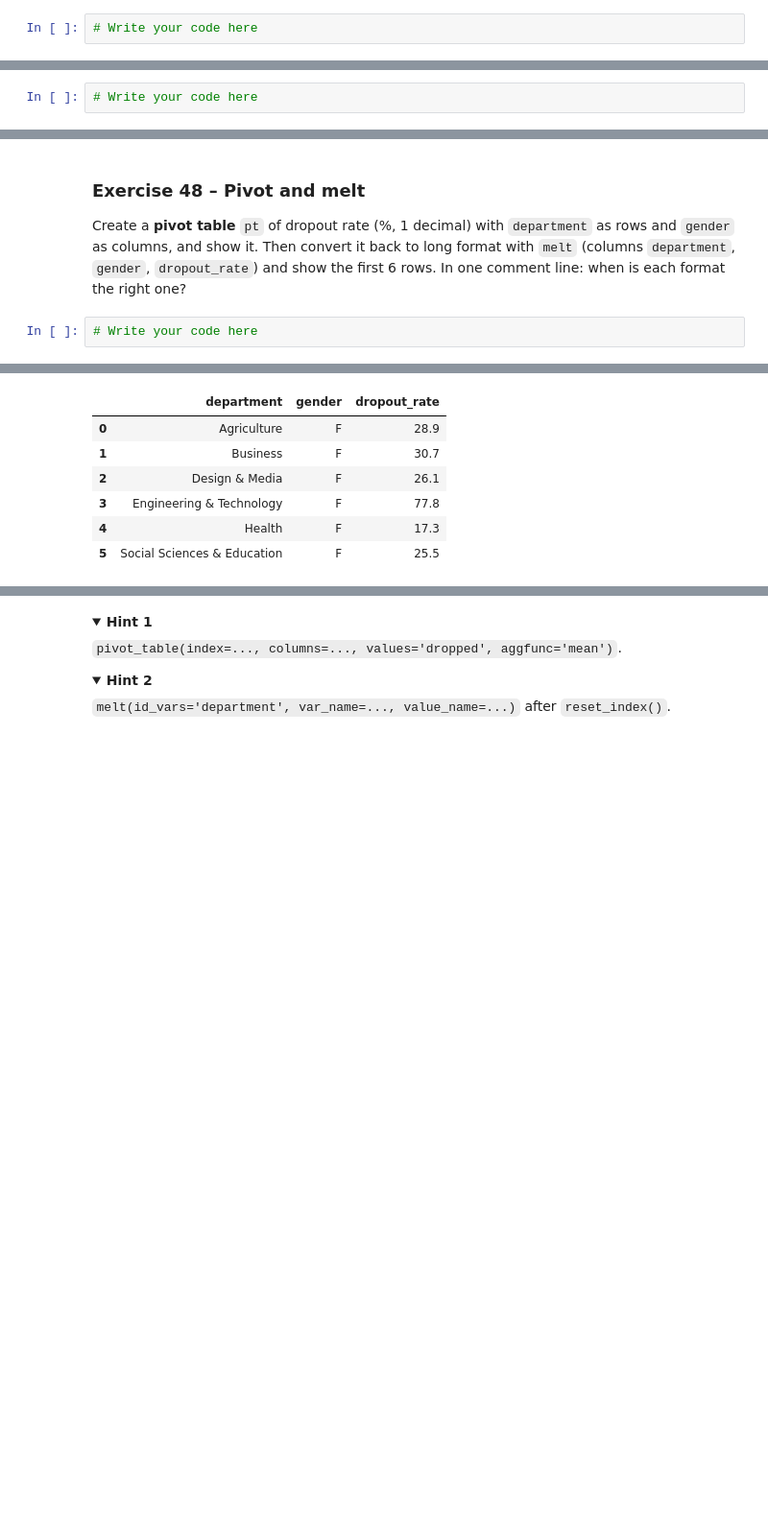
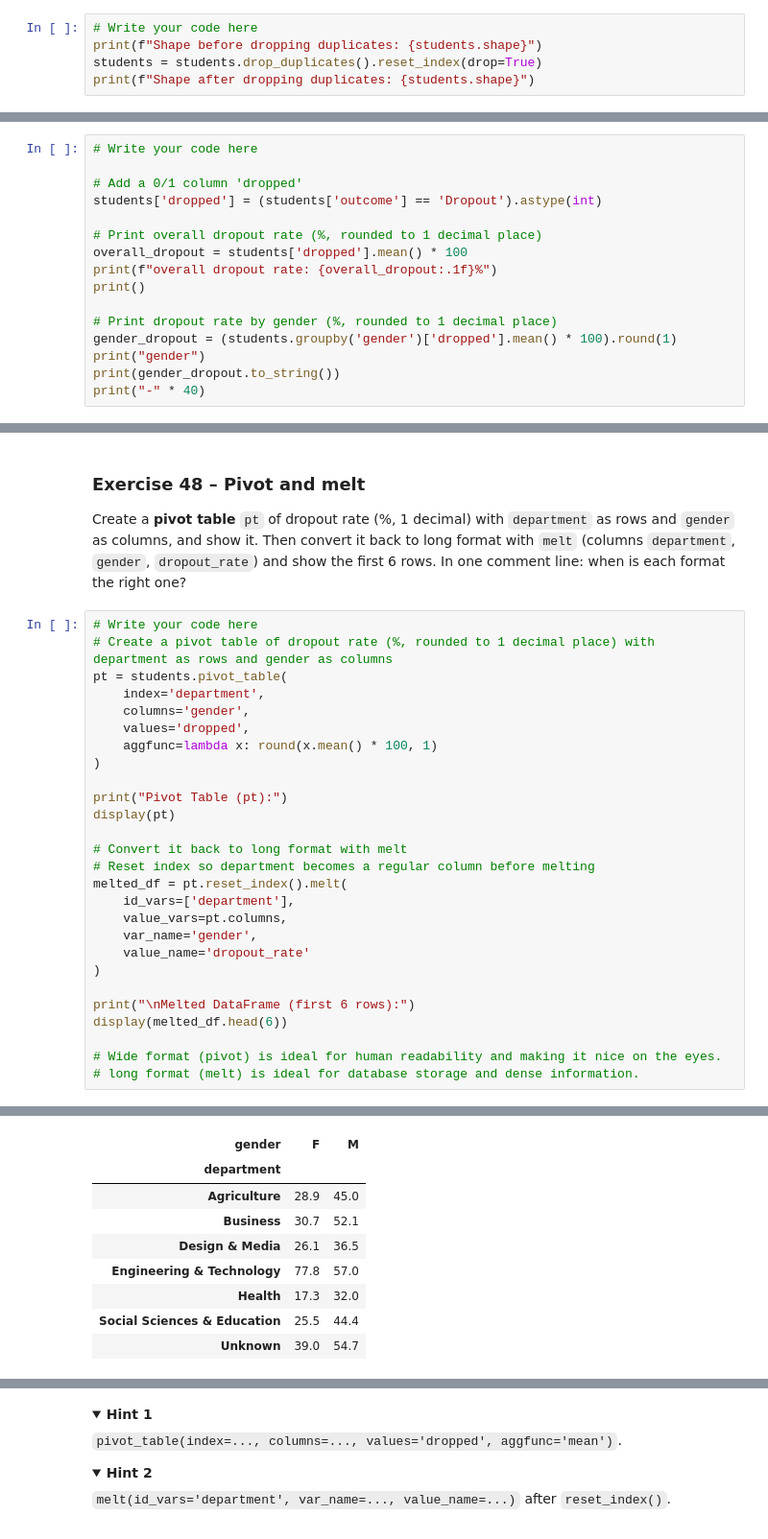
Before and after one commit to OrangeBoop/Lab02, a Jupyter notebook: 02_DS_Lab_NumPy_Pandas_Students.ipynb, the cells around one changed output, grey strips where cells are left out. Shown at 96% size. Cells and saved outputs as stored; diff of their text form; folded sections open; blank space fills up the shorter version.

```diff
--- a/02_DS_Lab_NumPy_Pandas_Students.ipynb
+++ b/02_DS_Lab_NumPy_Pandas_Students.ipynb
@@ -929,4 +962,7 @@ Without `dayfirst=True`, `08/09/2019` becomes August 9: the month histogram will
 How many **exact duplicate rows** are there? Remove them (keep the first occurrence), reset the index, and print the shape before and after.
 # %%
 # Write your code here
+print(f"Shape before dropping duplicates: {students.shape}")
+students = students.drop_duplicates().reset_index(drop=True)
+print(f"Shape after dropping duplicates: {students.shape}")
 # %% [output]
@@ -1073,5 +1192,19 @@ An `inner` join would silently drop those students – that is why we check firs
 First add a 0/1 column **`dropped`** (1 if `outcome == 'Dropout'`) – every later exercise uses it. Then print the overall dropout rate (%, 1 decimal) and the dropout rate by `gender`.
 # %%
 # Write your code here
+
+# Add a 0/1 column 'dropped'
+students['dropped'] = (students['outcome'] == 'Dropout').astype(int)
+
+# Print overall dropout rate (%, rounded to 1 decimal place)
+overall_dropout = students['dropped'].mean() * 100
+print(f"overall dropout rate: {overall_dropout:.1f}%")
+print()
+
+# Print dropout rate by gender (%, rounded to 1 decimal place)
+gender_dropout = (students.groupby('gender')['dropped'].mean() * 100).round(1)
+print("gender")
+print(gender_dropout.to_string())
+print("-" * 40)
 # %% [output]
 overall dropout rate: 32.0%
@@ -1160,4 +1335,29 @@ Same `where(> 0)` trick as before, then `transform('mean')` and `transform('std'
 Create a **pivot table** `pt` of dropout rate (%, 1 decimal) with `department` as rows and `gender` as columns, and show it. Then convert it back to long format with `melt` (columns `department`, `gender`, `dropout_rate`) and show the first 6 rows. In one comment line: when is each format the right one?
 # %%
 # Write your code here
+# Create a pivot table of dropout rate (%, rounded to 1 decimal place) with department as rows and gender as columns
+pt = students.pivot_table(
+    index='department',
+    columns='gender',
+    values='dropped',
+    aggfunc=lambda x: round(x.mean() * 100, 1)
+)
+
+print("Pivot Table (pt):")
+display(pt)
+
+# Convert it back to long format with melt
+# Reset index so department becomes a regular column before melting
+melted_df = pt.reset_index().melt(
+    id_vars=['department'],
+    value_vars=pt.columns,
+    var_name='gender',
+    value_name='dropout_rate'
+)
+
+print("\nMelted DataFrame (first 6 rows):")
+display(melted_df.head(6))
+
+# Wide format (pivot) is ideal for human readability and making it nice on the eyes.
+# long format (melt) is ideal for database storage and dense information.
 # %% [output]
@@ -1173,7 +1365,9 @@ Unknown                      39.0  54.7
-|  | department | gender | dropout_rate |
-| 0 | Agriculture | F | 28.9 |
-| 1 | Business | F | 30.7 |
-| 2 | Design & Media | F | 26.1 |
-| 3 | Engineering & Technology | F | 77.8 |
-| 4 | Health | F | 17.3 |
-| 5 | Social Sciences & Education | F | 25.5 |
+| gender | F | M |
+| department |  |  |
+| Agriculture | 28.9 | 45.0 |
+| Business | 30.7 | 52.1 |
+| Design & Media | 26.1 | 36.5 |
+| Engineering & Technology | 77.8 | 57.0 |
+| Health | 17.3 | 32.0 |
+| Social Sciences & Education | 25.5 | 44.4 |
+| Unknown | 39.0 | 54.7 |
```
Also changed, not shown: parts of 16 cells of this notebook.
